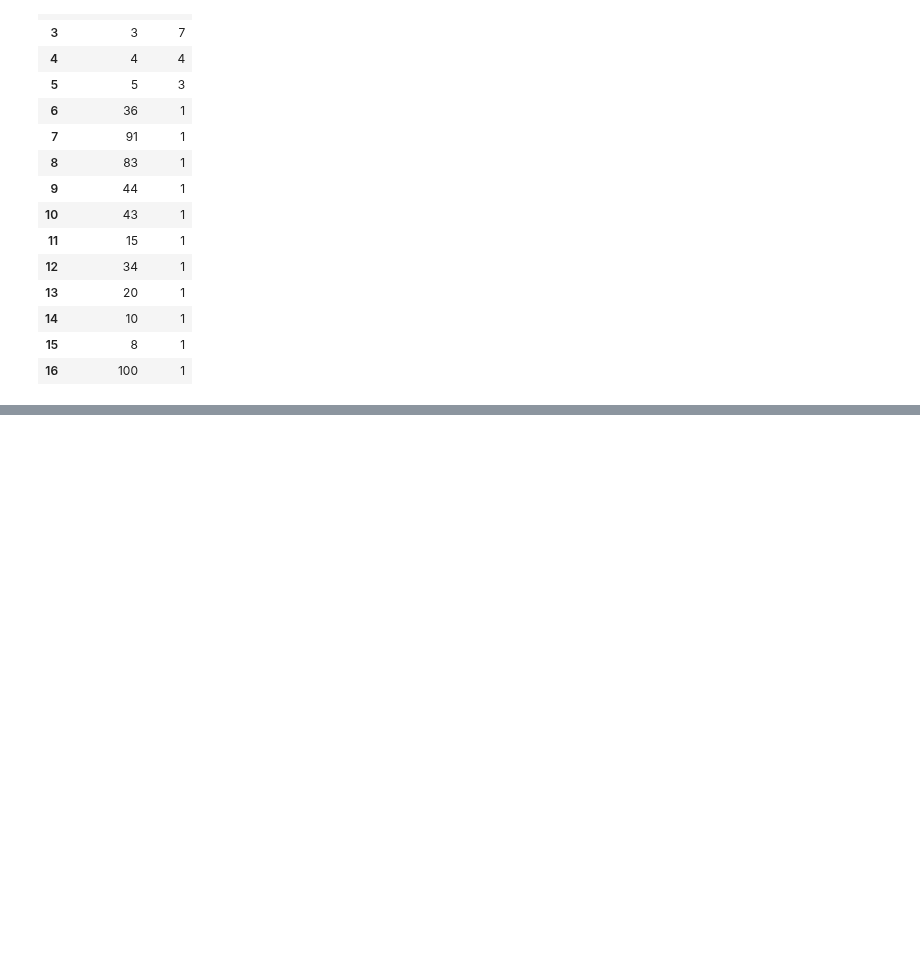
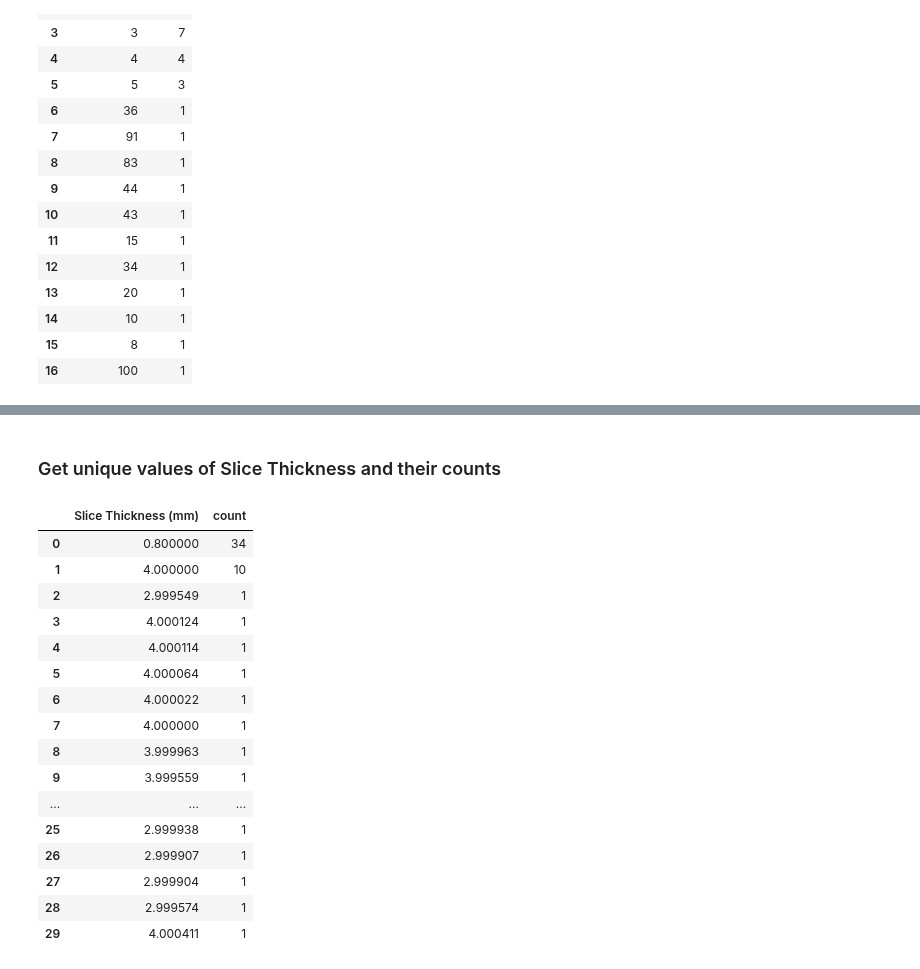
Before and after one commit to UST-SEAL-Team-4/Machine-Learning-Finals-Project, a Jupyter notebook: eda_dataset.ipynb, the cells around one changed output, grey strips where cells are left out. Drawn from its saved outputs; the diff is of its cells as text; code cells hidden in the pictures; blank space fills up the shorter version.

Commit message:
check the unique values and their count for the number of slices and slice thickness

```diff
--- a/eda_dataset.ipynb
+++ b/eda_dataset.ipynb
@@ -598,0 +612,22 @@ df[['CMB Count']].value_counts().reset_index(name='count')
+# %% [markdown]
+### Get unique values of Slice Thickness and their counts
+# %%
+df[['Slice Thickness (mm)']].value_counts().reset_index(name='count')
+# %% [output]
+|  | Slice Thickness (mm) | count |
+| 0 | 0.800000 | 34 |
+| 1 | 4.000000 | 10 |
+| 2 | 2.999549 | 1 |
+| 3 | 4.000124 | 1 |
+| 4 | 4.000114 | 1 |
+| 5 | 4.000064 | 1 |
+| 6 | 4.000022 | 1 |
+| 7 | 4.000000 | 1 |
+| 8 | 3.999963 | 1 |
+| 9 | 3.999559 | 1 |
+| ... | ... | ... |
+| 25 | 2.999938 | 1 |
+| 26 | 2.999907 | 1 |
+| 27 | 2.999904 | 1 |
+| 28 | 2.999574 | 1 |
+| 29 | 4.000411 | 1 |
```
Also changed, not shown: parts of 2 cells of this notebook.
